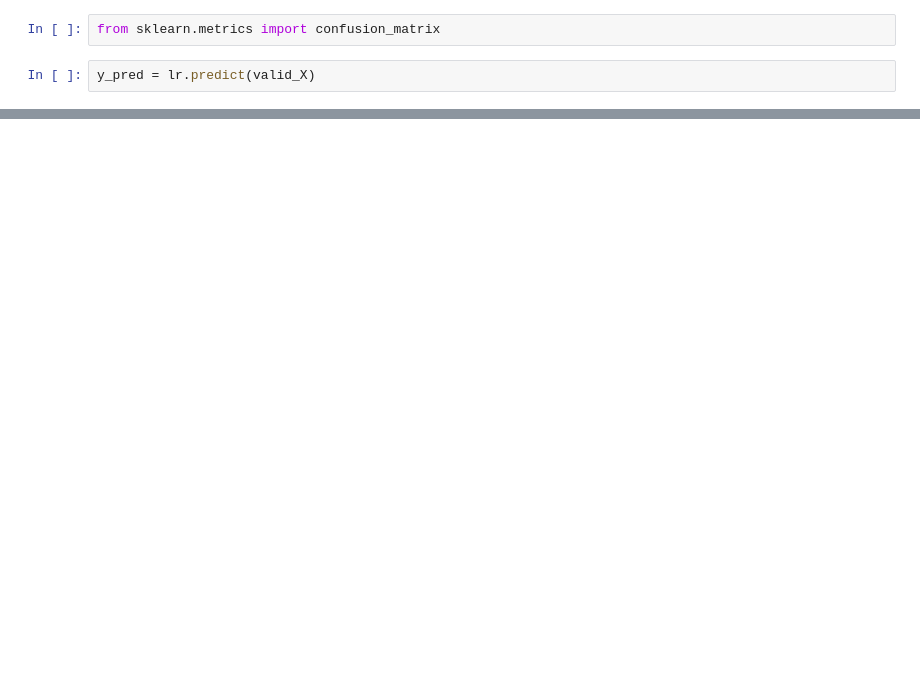
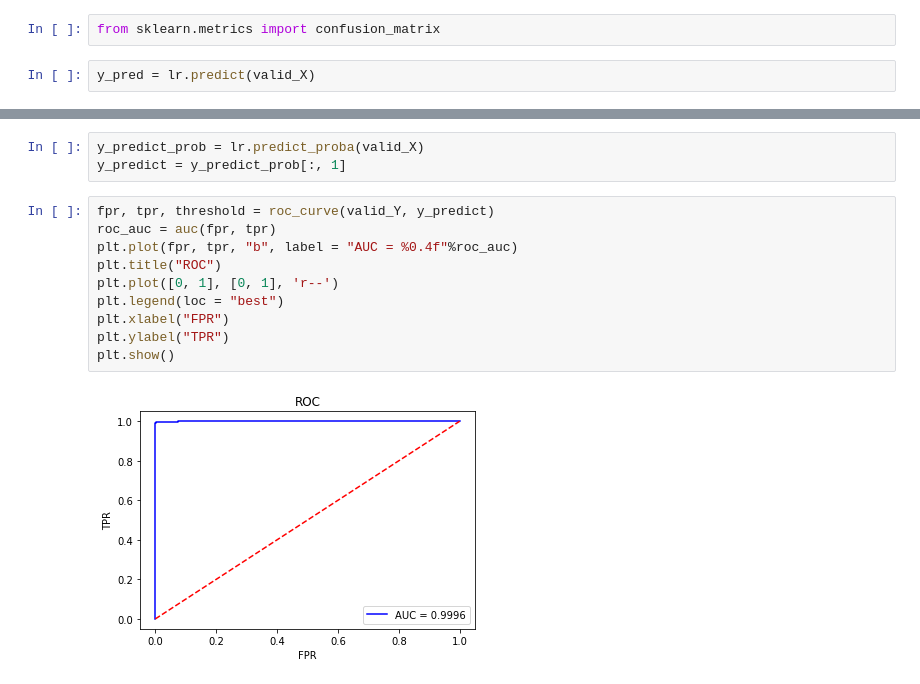
Before and after one commit to xslittlemaggie/Deep-Learning-Machine-Learning-Projects, a Jupyter notebook: Cells_Classification_LogisticRegression.ipynb, the cells around one changed output, grey strips where cells are left out. Drawn from its saved outputs; the diff is of its cells as text; blank space fills up the shorter version.

```diff
--- a/Cells_Classification_LogisticRegression.ipynb
+++ b/Cells_Classification_LogisticRegression.ipynb
@@ -353,0 +444,15 @@ plot_confusion_matrix(cnf_matrix, title = "Confusion matrix", cmap = plt.cm.Wist
+# %%
+y_predict_prob = lr.predict_proba(valid_X)
+y_predict = y_predict_prob[:, 1]
+# %%
+fpr, tpr, threshold = roc_curve(valid_Y, y_predict)
+roc_auc = auc(fpr, tpr)
+plt.plot(fpr, tpr, "b", label = "AUC = %0.4f"%roc_auc)
+plt.title("ROC")
+plt.plot([0, 1], [0, 1], 'r--')
+plt.legend(loc = "best")
+plt.xlabel("FPR")
+plt.ylabel("TPR")
+plt.show()
+# %% [output]
+[figure, added]
```
Also changed, not shown: parts of 38 cells of this notebook.
